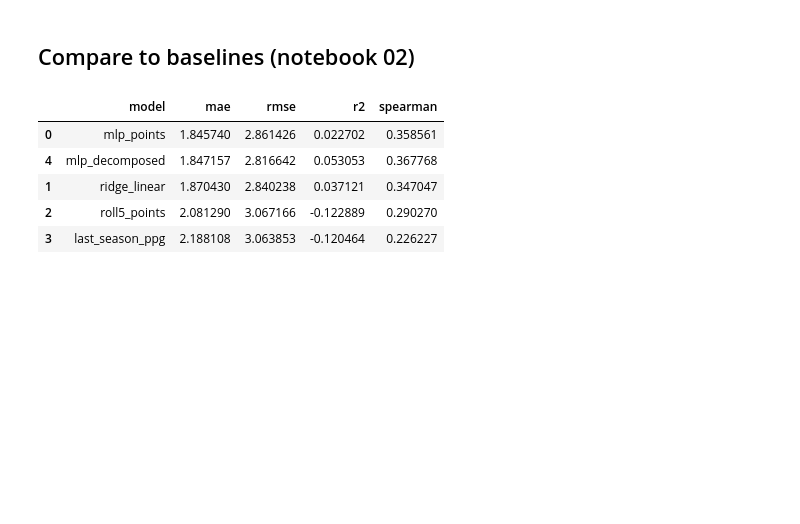
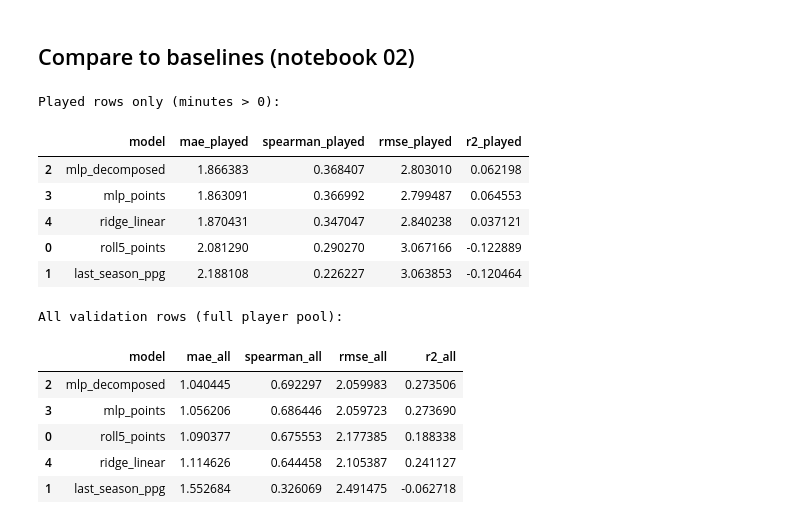
Before and after one commit to Karmosav/FPL_project, a Jupyter notebook: notebooks/03_phase3_decomposed_heads.ipynb, the cells around one changed output. Drawn from its saved outputs; the diff is of its cells as text; code cells hidden in the pictures; blank space fills up the shorter version.

```diff
--- a/notebooks/03_phase3_decomposed_heads.ipynb
+++ b/notebooks/03_phase3_decomposed_heads.ipynb
@@ -169,10 +214,9 @@ def expected_fpl_points(
     # E[pts | play] = P(60+) * 2 + (1 - P(60+)) * 1 = 1 + P(60+)
     appearance = p_play * (1.0 + p_sixty)
 
-    # Attacking returns only if player actually plays (goals/assists when 60+ weighted higher in training).
-    goal_points = p_play * p_sixty * p_goal * goal_pts
-    assist_points = p_play * p_sixty * p_assist * 3.0
-    cs_points = p_play * p_cs * cs_pts
+    goal_points = p_play * p_goal * goal_pts
+    assist_points = p_play * p_assist * 3.0
+    cs_points = p_play * p_sixty * p_cs * cs_pts
     gc_penalty = p_play * np.where(pos <= 2, -0.5 * np.clip(e_gc, 0.0, None), 0.0)
     bonus_points = p_play * e_bonus
 
@@ -189,9 +233,9 @@ def expected_fpl_points_torch(out: dict, position_id: torch.Tensor) -> torch.Ten
     cs_pts = CS_PTS_LUT.to(position_id.device)[pos]
     p_play, p_sixty = out["play"], out["sixty"]
     appearance = p_play * (1.0 + p_sixty)
-    goal_points = p_play * p_sixty * out["goal"] * goal_pts
-    assist_points = p_play * p_sixty * out["assist"] * 3.0
-    cs_points = p_play * out["cs"] * cs_pts
+    goal_points = p_play * out["goal"] * goal_pts
+    assist_points = p_play * out["assist"] * 3.0
+    cs_points = p_play * p_sixty * out["cs"] * cs_pts
     gc_penalty = p_play * torch.where(pos <= 2, -0.5 * out["gc"], torch.zeros_like(out["gc"]))
     bonus_points = p_play * out["bonus"]
     return appearance + goal_points + assist_points + cs_points + gc_penalty + bonus_points
@@ -201,6 +245,7 @@ def expected_fpl_points_torch(out: dict, position_id: torch.Tensor) -> torch.Ten
 pos = np.array([3])
 print("Bench (no play):", expected_fpl_points(np.array([0.0]), np.array([0.0]), np.zeros(1), np.zeros(1), np.zeros(1), np.zeros(1), np.zeros(1), pos))
 print("Sub blank:", expected_fpl_points(np.array([1.0]), np.array([0.0]), np.zeros(1), np.zeros(1), np.zeros(1), np.zeros(1), np.zeros(1), pos))
+print("Sub scores:", expected_fpl_points(np.array([1.0]), np.array([0.0]), np.array([1.0]), np.zeros(1), np.zeros(1), np.zeros(1), np.zeros(1), pos))
 print("Starter haul:", expected_fpl_points(np.array([1.0]), np.array([1.0]), np.array([0.4]), np.array([0.2]), np.array([0.0]), np.array([2.0]), np.array([0.0]), pos))
 # %% [output]
 Bench (no play): [0.]
@@ -386,22 +427,46 @@ dtype: object
 # %% [markdown]
 ## Compare to baselines (notebook 02)
 # %%
-if BASELINE_METRICS_PATH.exists():
-    baseline_df = pd.read_csv(BASELINE_METRICS_PATH)
+y_true = y_val["total_points"]
+pred_specs = {
+    "roll5_points": "total_points_roll5",
+    "last_season_ppg": "last_season_ppg",
+    "mlp_decomposed": val_pred_decomposed,
+}
+
+if BASELINE_VAL_PREDS_PATH.exists():
+    base_preds = pd.read_csv(BASELINE_VAL_PREDS_PATH)
+    if len(base_preds) != len(val_df):
+        raise ValueError("baseline preds length mismatch — re-run notebook 02")
+    if not np.array_equal(base_preds[MERGE_KEYS].values, val_df[MERGE_KEYS].values):
+        raise ValueError("baseline preds row order mismatch — re-run notebook 02")
+    pred_specs["mlp_points"] = base_preds["pred_mlp"].to_numpy()
+    pred_specs["ridge_linear"] = base_preds["pred_ridge"].to_numpy()
 else:
-    baseline_df = pd.DataFrame()
-    print("Run 02_phase3_baseline_model.ipynb first to create", BASELINE_METRICS_PATH)
+    print("Run 02_phase3_baseline_model.ipynb first for MLP/ridge rows")
 
-comparison = pd.concat([baseline_df, pd.DataFrame([decomp_metrics])], ignore_index=True)
-comparison = comparison[["model", "mae", "rmse", "r2", "spearman"]].sort_values("mae")
-comparison
+comparison = build_comparison_table(val_df, y_true, val_mask, pred_specs)
+
+print("Played rows only (minutes > 0):")
+display(comparison[["model", "mae_played", "spearman_played", "rmse_played", "r2_played"]].sort_values("spearman_played", ascending=False))
+
+print("All validation rows (full player pool):")
+comparison[["model", "mae_all", "spearman_all", "rmse_all", "r2_all"]].sort_values("spearman_all", ascending=False)
 # %% [output]
+Played rows only (minutes > 0):
-|  | model | mae | rmse | r2 | spearman |
-| 0 | mlp_points | 1.845740 | 2.861426 | 0.022702 | 0.358561 |
-| 4 | mlp_decomposed | 1.847157 | 2.816642 | 0.053053 | 0.367768 |
-| 1 | ridge_linear | 1.870430 | 2.840238 | 0.037121 | 0.347047 |
-| 2 | roll5_points | 2.081290 | 3.067166 | -0.122889 | 0.290270 |
-| 3 | last_season_ppg | 2.188108 | 3.063853 | -0.120464 | 0.226227 |
+|  | model | mae_played | spearman_played | rmse_played | r2_played |
+| 2 | mlp_decomposed | 1.866383 | 0.368407 | 2.803010 | 0.062198 |
+| 3 | mlp_points | 1.863091 | 0.366992 | 2.799487 | 0.064553 |
+| 4 | ridge_linear | 1.870431 | 0.347047 | 2.840238 | 0.037121 |
+| 0 | roll5_points | 2.081290 | 0.290270 | 3.067166 | -0.122889 |
+| 1 | last_season_ppg | 2.188108 | 0.226227 | 3.063853 | -0.120464 |
+All validation rows (full player pool):
+|  | model | mae_all | spearman_all | rmse_all | r2_all |
+| 2 | mlp_decomposed | 1.040445 | 0.692297 | 2.059983 | 0.273506 |
+| 3 | mlp_points | 1.056206 | 0.686446 | 2.059723 | 0.273690 |
+| 0 | roll5_points | 1.090377 | 0.675553 | 2.177385 | 0.188338 |
+| 4 | ridge_linear | 1.114626 | 0.644458 | 2.105387 | 0.241127 |
+| 1 | last_season_ppg | 1.552684 | 0.326069 | 2.491475 | -0.062718 |
 # %%
 val_preds = val_df[["season", "element", "gw", "player_id", "name", "minutes", TARGET]].copy()
 val_preds["pred_decomposed"] = val_pred_decomposed
```
Also changed, not shown: parts of 13 cells of this notebook, 15 other files.
